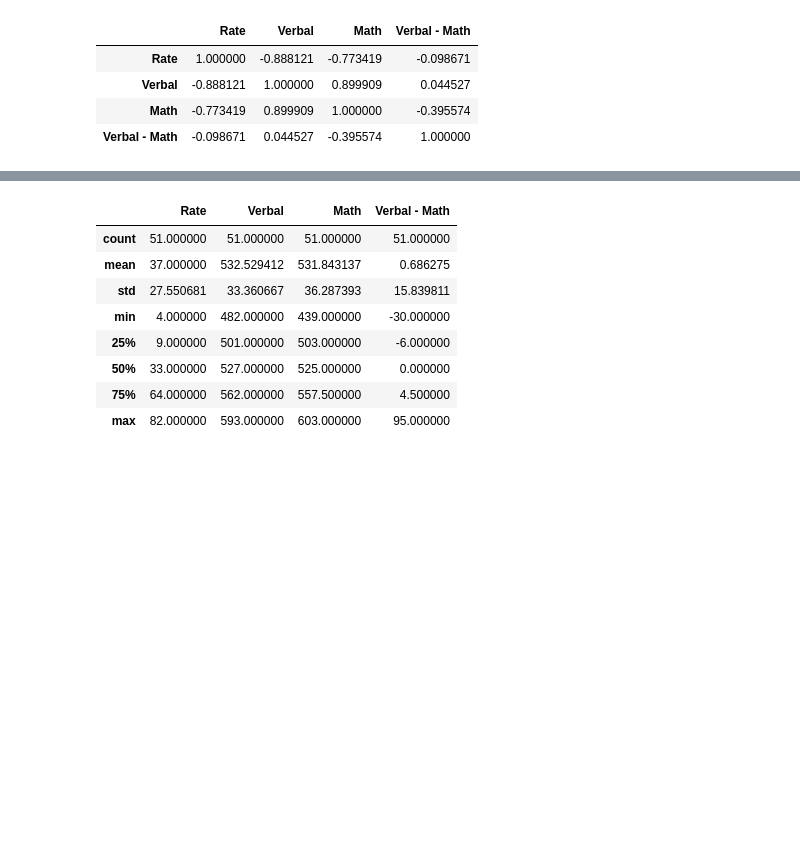
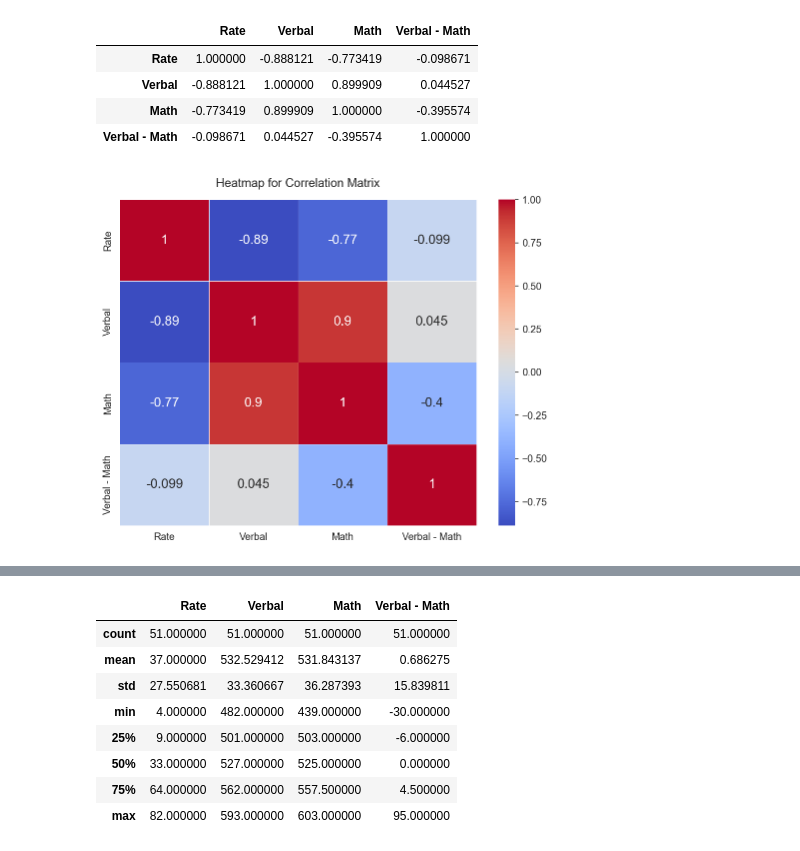
Before and after one commit to Chiuchiyin/Coding-fun, a Jupyter notebook: Civic data analyses/project-02-v2-starter-code.ipynb, the cells around one changed output, grey strips where cells are left out. Cells and saved outputs as stored; diff of their text form; code cells hidden in the pictures; blank space fills up the shorter version.

```diff
--- a/Civic data analyses/project-02-v2-starter-code.ipynb
+++ b/Civic data analyses/project-02-v2-starter-code.ipynb
@@ -545,6 +545,14 @@ df.corr()
 | Verbal | -0.888121 | 1.000000 | 0.899909 | 0.044527 |
 | Math | -0.773419 | 0.899909 | 1.000000 | -0.395574 |
 | Verbal - Math | -0.098671 | 0.044527 | -0.395574 | 1.000000 |
+# %%
+# Draw heatmap for correlation matrix.
+plt.figure(figsize=(8,6))
+sns.heatmap(df.corr(), linewidths=.5, cmap='coolwarm', annot=True, annot_kws={"size": 13})
+plt.title('Heatmap for Correlation Matrix', y=1.02)
+plt.show()
+# %% [output]
+[figure, added]
 # %% [markdown]
 <img src="http://imgur.com/l5NasQj.png" style="float: left; margin: 25px 15px 0px 0px; height: 25px">
 
```
Also changed, not shown: parts of 1 cell of this notebook.
